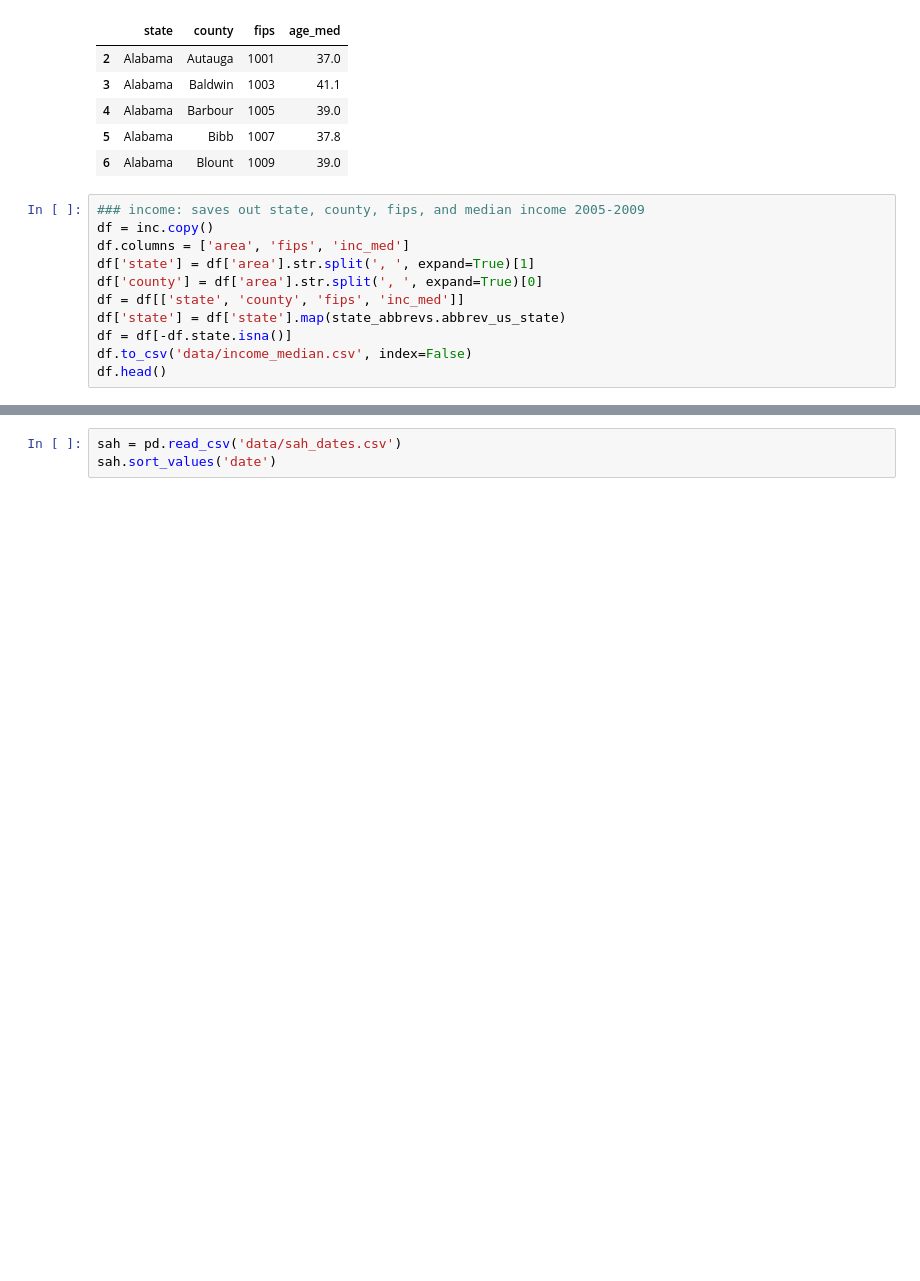
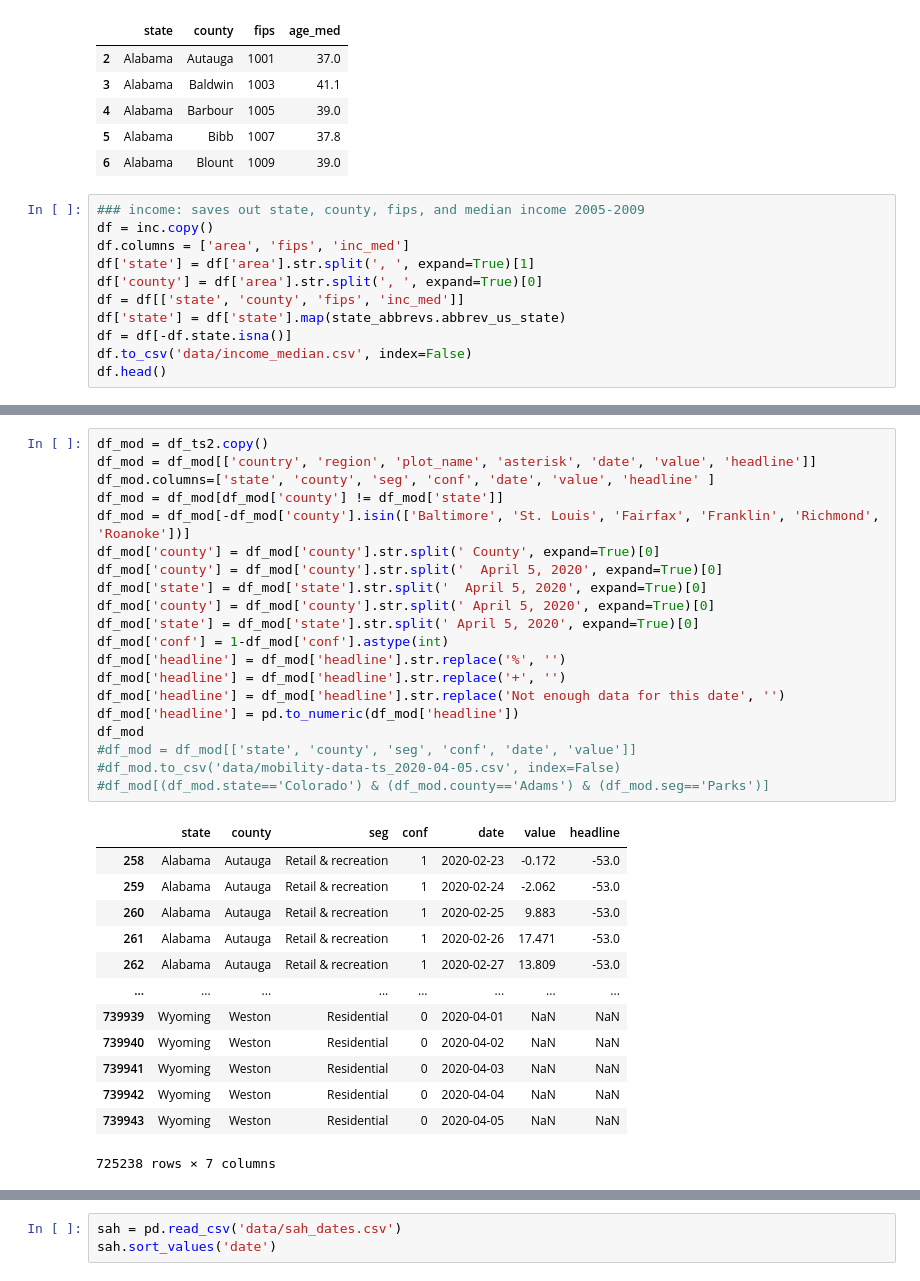
Before and after one commit to jwhendy/covid19, a Jupyter notebook: data_processing.ipynb, the cells around one changed output, grey strips where cells are left out. Saved outputs shown, nothing was run; the diff lists cells and outputs as text; blank space fills up the shorter version.

```diff
--- a/data_processing.ipynb
+++ b/data_processing.ipynb
@@ -176,0 +134,34 @@ df.head()
+# %%
+df_mod = df_ts2.copy()
+df_mod = df_mod[['country', 'region', 'plot_name', 'asterisk', 'date', 'value', 'headline']]
+df_mod.columns=['state', 'county', 'seg', 'conf', 'date', 'value', 'headline' ]
+df_mod = df_mod[df_mod['county'] != df_mod['state']]
+df_mod = df_mod[-df_mod['county'].isin(['Baltimore', 'St. Louis', 'Fairfax', 'Franklin', 'Richmond', 'Roanoke'])]
+df_mod['county'] = df_mod['county'].str.split(' County', expand=True)[0]
+df_mod['county'] = df_mod['county'].str.split('  April 5, 2020', expand=True)[0]
+df_mod['state'] = df_mod['state'].str.split('  April 5, 2020', expand=True)[0]
+df_mod['county'] = df_mod['county'].str.split(' April 5, 2020', expand=True)[0]
+df_mod['state'] = df_mod['state'].str.split(' April 5, 2020', expand=True)[0]
+df_mod['conf'] = 1-df_mod['conf'].astype(int)
+df_mod['headline'] = df_mod['headline'].str.replace('%', '')
+df_mod['headline'] = df_mod['headline'].str.replace('+', '')
+df_mod['headline'] = df_mod['headline'].str.replace('Not enough data for this date', '')
+df_mod['headline'] = pd.to_numeric(df_mod['headline'])
+df_mod
+#df_mod = df_mod[['state', 'county', 'seg', 'conf', 'date', 'value']]
+#df_mod.to_csv('data/mobility-data-ts_2020-04-05.csv', index=False)
+#df_mod[(df_mod.state=='Colorado') & (df_mod.county=='Adams') & (df_mod.seg=='Parks')]
+# %% [output]
+|  | state | county | seg | conf | date | value | headline |
+| 258 | Alabama | Autauga | Retail & recreation | 1 | 2020-02-23 | -0.172 | -53.0 |
+| 259 | Alabama | Autauga | Retail & recreation | 1 | 2020-02-24 | -2.062 | -53.0 |
+| 260 | Alabama | Autauga | Retail & recreation | 1 | 2020-02-25 | 9.883 | -53.0 |
+| 261 | Alabama | Autauga | Retail & recreation | 1 | 2020-02-26 | 17.471 | -53.0 |
+| 262 | Alabama | Autauga | Retail & recreation | 1 | 2020-02-27 | 13.809 | -53.0 |
+| ... | ... | ... | ... | ... | ... | ... | ... |
+| 739939 | Wyoming | Weston | Residential | 0 | 2020-04-01 | NaN | NaN |
+| 739940 | Wyoming | Weston | Residential | 0 | 2020-04-02 | NaN | NaN |
+| 739941 | Wyoming | Weston | Residential | 0 | 2020-04-03 | NaN | NaN |
+| 739942 | Wyoming | Weston | Residential | 0 | 2020-04-04 | NaN | NaN |
+| 739943 | Wyoming | Weston | Residential | 0 | 2020-04-05 | NaN | NaN |
+725238 rows × 7 columns
```
Also changed, not shown: parts of 11 cells of this notebook, 8 other files.
